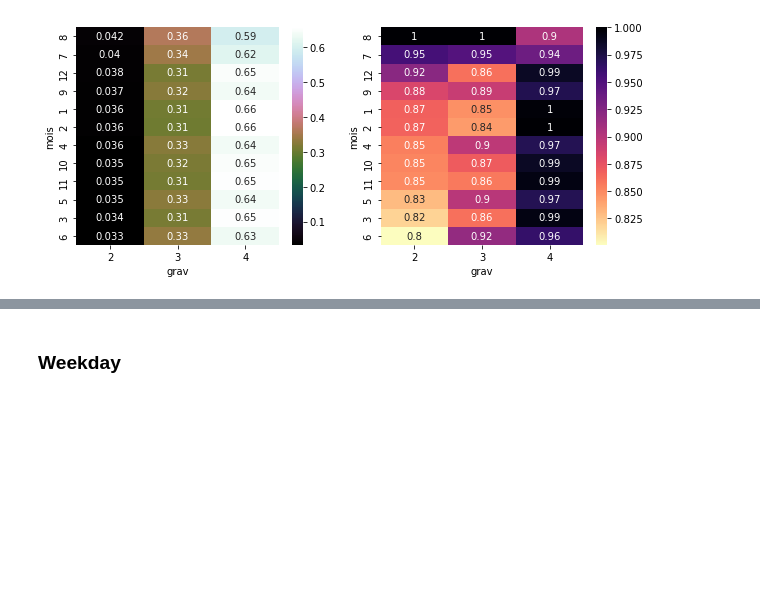
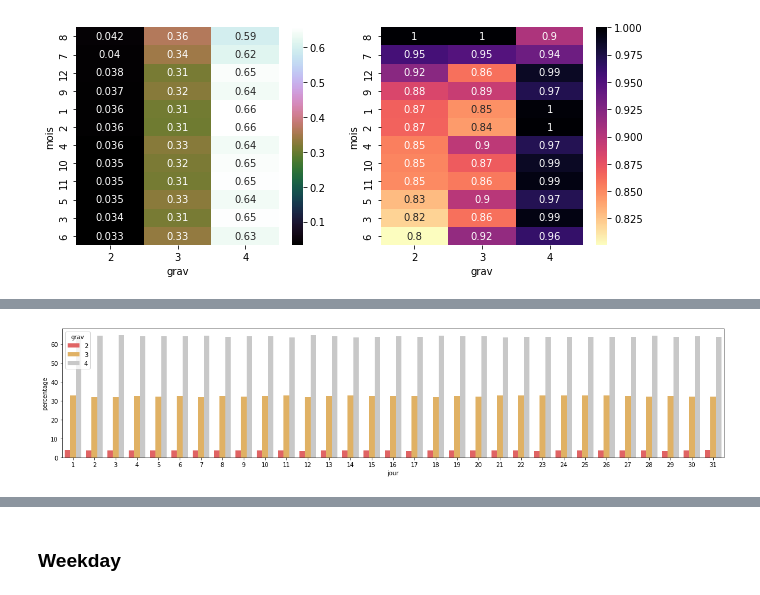
Before and after one commit to YacineHajjiDataScientist/20220814_dsProject, a Jupyter notebook: 20220821_projectDS.ipynb, the cells around one changed output, grey strips where cells are left out. Saved outputs shown, nothing was run; the diff lists cells and outputs as text; code cells hidden in the pictures; blank space fills up the shorter version.

```diff
--- a/20220821_projectDS.ipynb
+++ b/20220821_projectDS.ipynb
@@ -448,0 +495,16 @@ fig.show()
+# %%
+# Initiating dataframe grouped by weekday
+dfCaracGpByMonthday = (dfCarac.groupby(['jour'])['grav']
+                     .value_counts(normalize=True)
+                     .rename('percentage')
+                     .mul(100)
+                     .reset_index()
+                     .sort_values('grav'))
+
+# Display plotx
+fig, ax = plt.subplots(figsize=(20, 4))
+sns.barplot(x="jour", y="percentage", hue="grav", data=dfCaracGpByMonthday,
+             palette=['#F45050','#F4B650','#C8C8C8']);
+# Hard to read this figure but no trend seems to be seen
+# %% [output]
+[figure, added]
```
Also changed, not shown: parts of 64 cells of this notebook.
